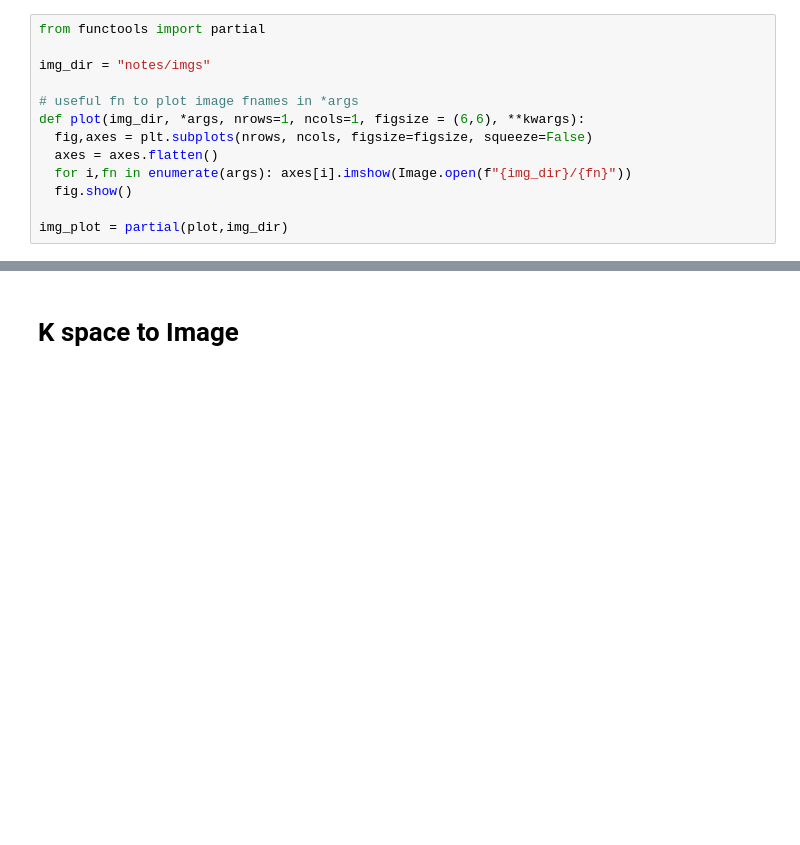
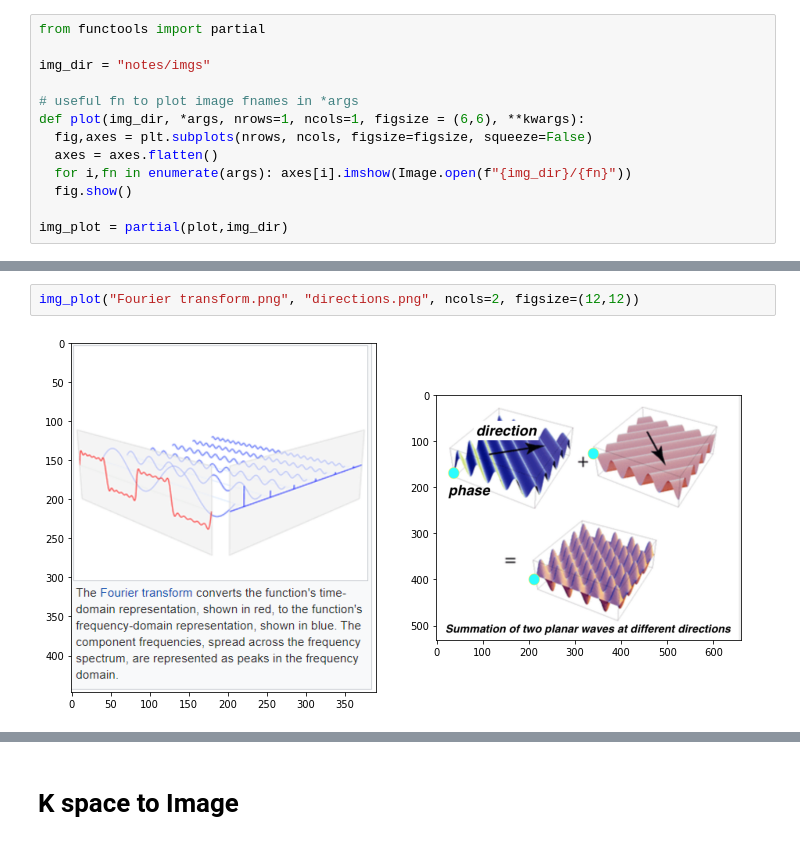
Before and after one commit to RGologorsky/fastmri, a Jupyter notebook: notes/01_notes_FastMRI.ipynb, the cells around one changed output, grey strips where cells are left out. Saved outputs shown, nothing was run; the diff lists cells and outputs as text; blank space fills up the shorter version.

```diff
--- a/notes/01_notes_FastMRI.ipynb
+++ b/notes/01_notes_FastMRI.ipynb
@@ -79,0 +117,4 @@ Source: practical fMRI blog
+# %%
+img_plot("Fourier transform.png", "directions.png", ncols=2, figsize=(12,12))
+# %% [output]
+[figure, added]
```
Also changed, not shown: parts of 15 cells of this notebook, 5 other files.
